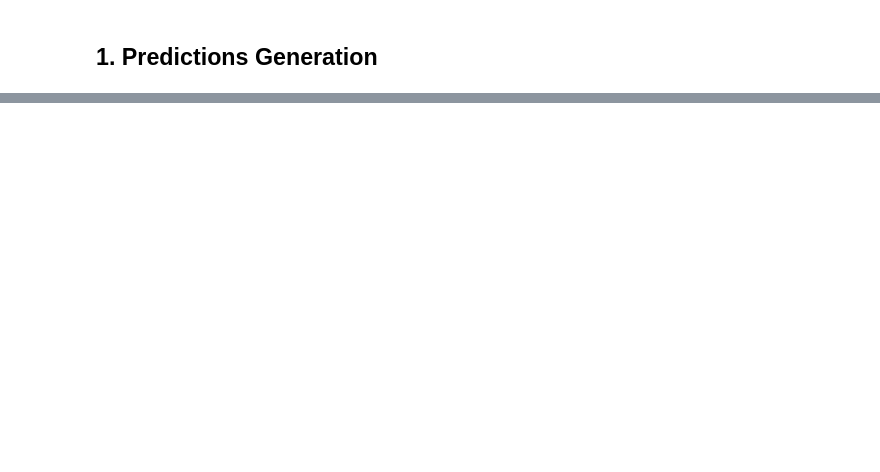
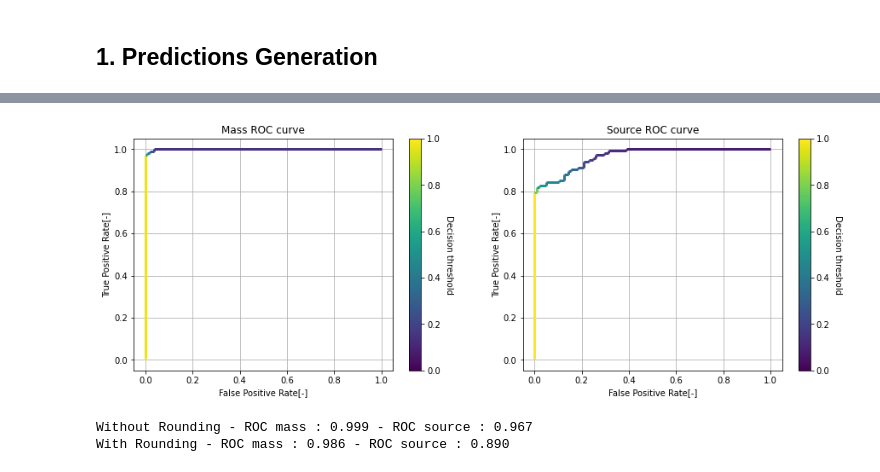
Before and after one commit to emmahoggett/Error_class_lenstronomy, a Jupyter notebook: Simulations/blending.ipynb, the cells around one changed output, grey strips where cells are left out. Saved outputs shown, nothing was run; the diff lists cells and outputs as text; code cells hidden in the pictures; blank space fills up the shorter version.

Commit message:
figures + blending + train run

```diff
--- a/Simulations/blending.ipynb
+++ b/Simulations/blending.ipynb
@@ -332,0 +151,10 @@ for key in classifiers:
+# %%
+# Cross validation on a ridge regression with ten fold
+cv_ridge = KFold(n_splits=10, random_state = random_state)
+gs_ridge_source = RidgeCV(alphas = [10**i for i in np.logspace(-2,1, 500)], fit_intercept = False, scoring = 'roc_auc', cv = cv_ridge)
+
+# Fit the ridge regression
+gs_ridge_source.fit(source_pred[models_name], source_pred['label'])
+
+print("Best lambda :", gs_ridge_source.alpha_, "\n")
+print("Optimal weight:", gs_ridge_source.coef_, "\n")
@@ -332,0 +266,10 @@ for key in classifiers:
+# %%
+# Cross validation on a ridge regression with ten fold
+cv_ridge = KFold(n_splits=10, random_state = random_state)
+gs_ridge_mass = RidgeCV(alphas = [10**i for i in np.logspace(-2,1, 500)], fit_intercept = False, scoring = 'roc_auc', cv = cv_ridge)
+
+# Fit the ridge regression
+gs_ridge_mass.fit(mass_pred[models_name], mass_pred['label'])
+
+print("Best lambda :", gs_ridge_mass.alpha_, "\n")
+print("Optimal weight:", gs_ridge_mass.coef_, "\n")
@@ -332,0 +341,38 @@ for key in classifiers:
+# %%
+# calculate roc curves
+ns_fpr, ns_tpr, ns_thres = roc_curve(mass_final['label'], mass_final['Ridge'])
+lr_fpr, lr_tpr, lr_thres = roc_curve(source_final['label'], source_final['Ridge'])
+# plot the roc curve for the model
+
+plt.figure(figsize=(15,5))
+plt.subplot(121)
+lc = colorline(ns_fpr, ns_tpr, ns_thres, cmap=plt.get_cmap('viridis'))
+plt.title('Mass ROC curve')
+cbar = plt.colorbar(lc)
+cbar.ax.get_yaxis().labelpad = 15
+cbar.ax.set_ylabel('Decision threshold', rotation=270)
+plt.xlabel('False Positive Rate[-]')
+plt.ylabel('True Positive Rate[-]')
+plt.grid()
+
+plt.subplot(122)
+lc = colorline(lr_fpr, lr_tpr,  lr_thres, cmap=plt.get_cmap('viridis'))
+cbar = plt.colorbar(lc)
+cbar.ax.get_yaxis().labelpad = 15
+cbar.ax.set_ylabel('Decision threshold', rotation=270)
+plt.title('Source ROC curve')
+plt.xlabel('False Positive Rate[-]')
+plt.ylabel('True Positive Rate[-]')
+plt.grid()
+plt.savefig("figures/blending/Ridge.png")
+# show the plot
+plt.show()
+
+print('Without Rounding - ROC mass : {:.3f} - ROC source : {:.3f}'.format(roc_auc_score(mass_final['label'], mass_final['Ridge']),
+                                                                       roc_auc_score(source_final['label'], source_final['Ridge'])))
+print('With Rounding - ROC mass : {:.3f} - ROC source : {:.3f}'.format(roc_auc_score(mass_final['label'], np.round(mass_final['Ridge'])),
+                                                                       roc_auc_score(source_final['label'], np.round(source_final['Ridge']))))
+# %% [output]
+[figure, added]
+Without Rounding - ROC mass : 0.999 - ROC source : 0.967
+With Rounding - ROC mass : 0.986 - ROC source : 0.890
```
Also changed, not shown: parts of 47 cells of this notebook, 8 other files.
